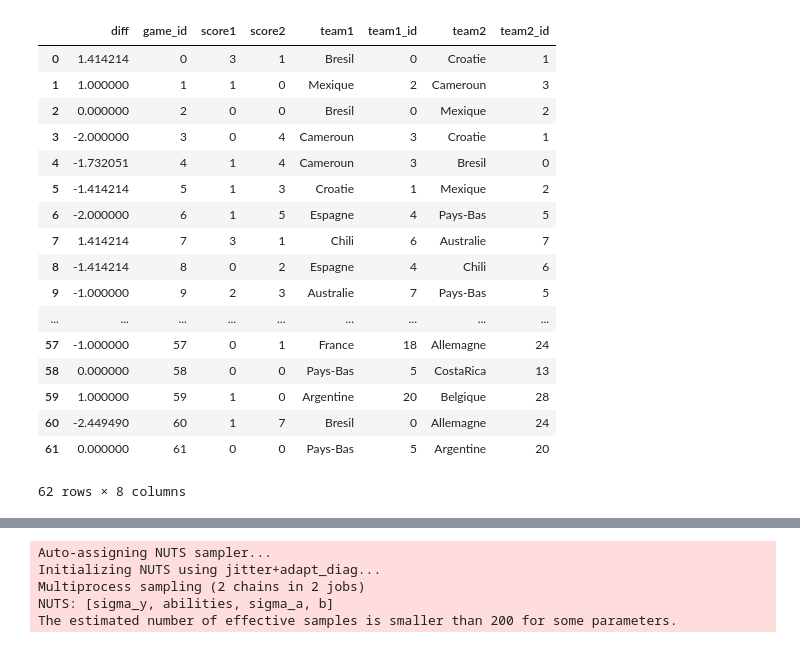
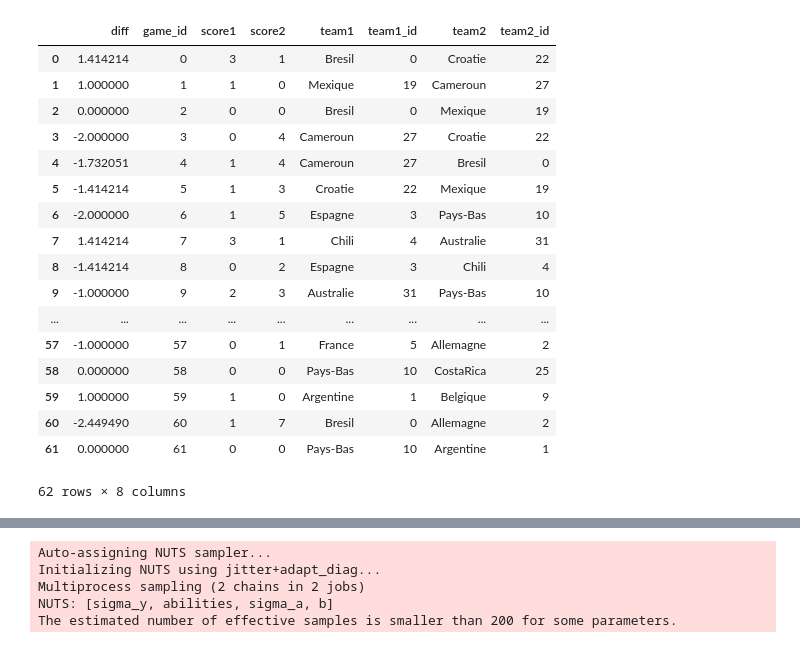
Before and after one commit to dantegates/world-cup, a Jupyter notebook: World cup.ipynb, the cells around one changed output, grey strips where cells are left out. Saved outputs shown, nothing was run; the diff lists cells and outputs as text; code cells hidden in the pictures.

```diff
--- a/World cup.ipynb
+++ b/World cup.ipynb
@@ -5,3 +5,16 @@ Basic reimplementation of the blog posts using `pymc3`
 
 - https://andrewgelman.com/2014/07/13/stan-analyzes-world-cup-data/
 - https://andrewgelman.com/2014/07/15/stan-world-cup-update/
+# %%
+import collections
+import numpy as np
+prior_scores = collections.OrderedDict()
+with open('soccerpowerindex.txt') as f:
+    n_teams = f.read().count('\n')
+mean_prior_score = np.mean(np.arange(n_teams))
+sd_prior_score = np.mean(np.arange(n_teams))
+with open('soccerpowerindex.txt') as f:
+    for i, L in enumerate(f):
+        team = L.strip()
+        prior_scores[team] = -1*(i - mean_prior_score) / sd_prior_score
+prior_scores
@@ -7,0 +39,3 @@ Basic reimplementation of the blog posts using `pymc3`
+# %%
+team_ids = {team: i for i, team in enumerate(prior_scores)}
+team_ids
@@ -8,49 +60,42 @@ Basic reimplementation of the blog posts using `pymc3`
 # %%
 import numpy as np
 import pandas as pd
 
 games = []
-team_ids = {}
 id_ = 0
 with open('worldcup2012.txt') as f:
     for game_id, line in enumerate(f):
         team1, score1, team2, score2 = line.strip().split()
-        if not team1 in team_ids:
-            team_ids[team1] = id_
-            id_ += 1
-        if not team2 in team_ids:
-            team_ids[team2] = id_
-            id_ += 1
         score1, score2 = int(score1), int(score2)
         games.append({
             'game_id': game_id,
             'team1': team1,
             'team1_id': team_ids[team1],
             'score1': score1,
             'team2': team2,
             'team2_id': team_ids[team2],
             'score2': score2,
             'diff': np.sign(score1 - score2) * np.sqrt(np.abs(score1 - score2))
         })
-id_to_team = {v: k for k, v in team_ids.items()}
+n_teams = len(team_ids)
 df = pd.DataFrame(games)
 df
 # %% [output]
 |  | diff | game_id | score1 | score2 | team1 | team1_id | team2 | team2_id |
-| 0 | 1.414214 | 0 | 3 | 1 | Bresil | 0 | Croatie | 1 |
-| 1 | 1.000000 | 1 | 1 | 0 | Mexique | 2 | Cameroun | 3 |
-| 2 | 0.000000 | 2 | 0 | 0 | Bresil | 0 | Mexique | 2 |
-| 3 | -2.000000 | 3 | 0 | 4 | Cameroun | 3 | Croatie | 1 |
-| 4 | -1.732051 | 4 | 1 | 4 | Cameroun | 3 | Bresil | 0 |
-| 5 | -1.414214 | 5 | 1 | 3 | Croatie | 1 | Mexique | 2 |
-| 6 | -2.000000 | 6 | 1 | 5 | Espagne | 4 | Pays-Bas | 5 |
-| 7 | 1.414214 | 7 | 3 | 1 | Chili | 6 | Australie | 7 |
-| 8 | -1.414214 | 8 | 0 | 2 | Espagne | 4 | Chili | 6 |
-| 9 | -1.000000 | 9 | 2 | 3 | Australie | 7 | Pays-Bas | 5 |
+| 0 | 1.414214 | 0 | 3 | 1 | Bresil | 0 | Croatie | 22 |
+| 1 | 1.000000 | 1 | 1 | 0 | Mexique | 19 | Cameroun | 27 |
+| 2 | 0.000000 | 2 | 0 | 0 | Bresil | 0 | Mexique | 19 |
+| 3 | -2.000000 | 3 | 0 | 4 | Cameroun | 27 | Croatie | 22 |
+| 4 | -1.732051 | 4 | 1 | 4 | Cameroun | 27 | Bresil | 0 |
+| 5 | -1.414214 | 5 | 1 | 3 | Croatie | 22 | Mexique | 19 |
+| 6 | -2.000000 | 6 | 1 | 5 | Espagne | 3 | Pays-Bas | 10 |
+| 7 | 1.414214 | 7 | 3 | 1 | Chili | 4 | Australie | 31 |
+| 8 | -1.414214 | 8 | 0 | 2 | Espagne | 3 | Chili | 4 |
+| 9 | -1.000000 | 9 | 2 | 3 | Australie | 31 | Pays-Bas | 10 |
 | ... | ... | ... | ... | ... | ... | ... | ... | ... |
-| 57 | -1.000000 | 57 | 0 | 1 | France | 18 | Allemagne | 24 |
-| 58 | 0.000000 | 58 | 0 | 0 | Pays-Bas | 5 | CostaRica | 13 |
-| 59 | 1.000000 | 59 | 1 | 0 | Argentine | 20 | Belgique | 28 |
-| 60 | -2.449490 | 60 | 1 | 7 | Bresil | 0 | Allemagne | 24 |
-| 61 | 0.000000 | 61 | 0 | 0 | Pays-Bas | 5 | Argentine | 20 |
+| 57 | -1.000000 | 57 | 0 | 1 | France | 5 | Allemagne | 2 |
+| 58 | 0.000000 | 58 | 0 | 0 | Pays-Bas | 10 | CostaRica | 25 |
+| 59 | 1.000000 | 59 | 1 | 0 | Argentine | 1 | Belgique | 9 |
+| 60 | -2.449490 | 60 | 1 | 7 | Bresil | 0 | Allemagne | 2 |
+| 61 | 0.000000 | 61 | 0 | 0 | Pays-Bas | 10 | Argentine | 1 |
 62 rows × 8 columns
```
Also changed, not shown: parts of 14 cells of this notebook.
